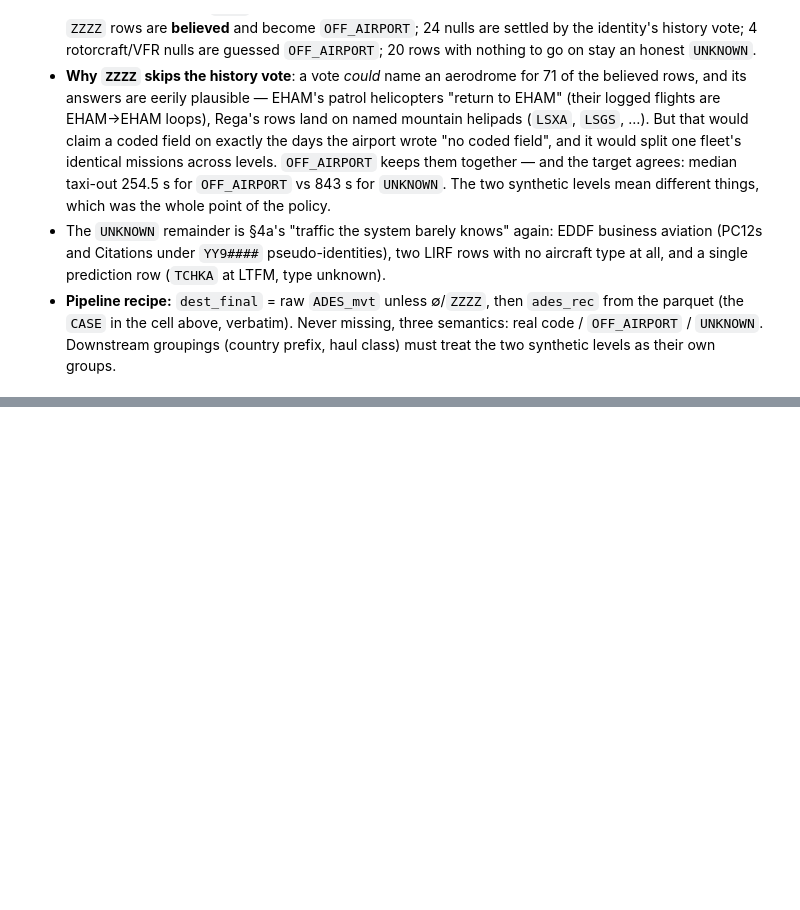
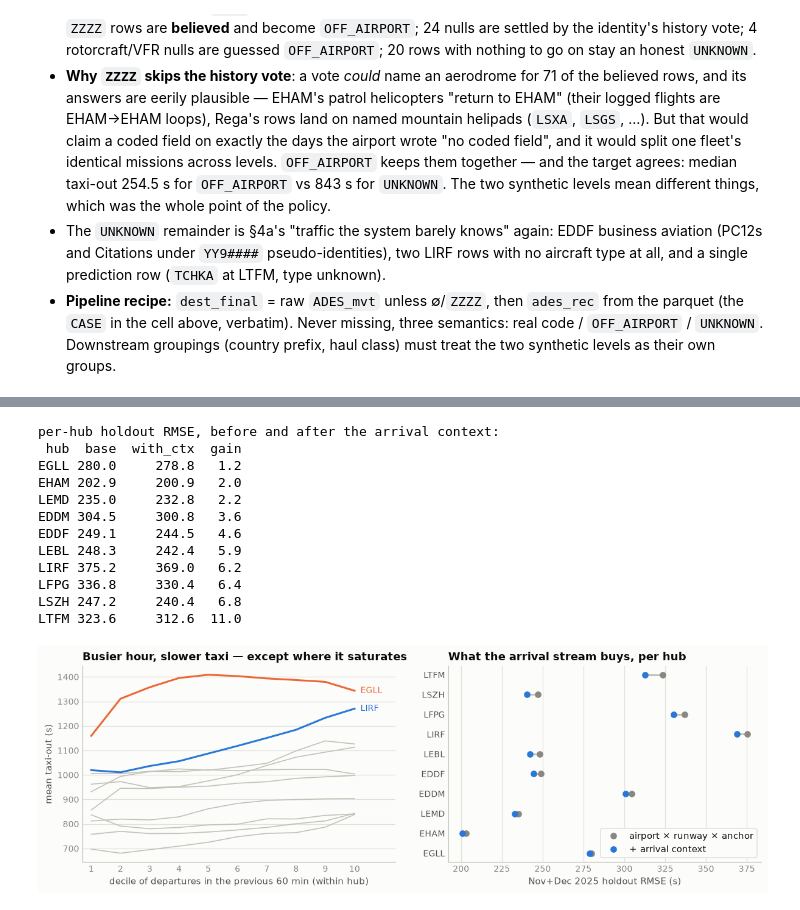
Before and after one commit to Goxmen/prc2026-unique-rose, a Jupyter notebook: eda/feature_sweep.ipynb, the cells around one changed output, grey strips where cells are left out. Cells and saved outputs as stored; diff of their text form; code cells hidden in the pictures; blank space fills up the shorter version.

```diff
--- a/eda/feature_sweep.ipynb
+++ b/eda/feature_sweep.ipynb
@@ -2260,0 +2499,61 @@ OFF_AIRPORT       82      14     254.5
+# %%
+curve = con.sql("""
+    WITH d AS (SELECT hub, taxi_out::DOUBLE y, n_dep_60 FROM dep_ctx
+               WHERE ds = 'training' AND ph = 'DEP' AND taxi_out BETWEEN 1 AND 3600),
+         b AS (SELECT *, ntile(10) OVER (PARTITION BY hub ORDER BY n_dep_60) q FROM d)
+    SELECT hub, q, avg(y) mean_taxi FROM b GROUP BY 1, 2 ORDER BY 1, 2""").df()
+gain = con.sql(f"""
+    SELECT hub, sqrt(avg((v.y - coalesce(CASE WHEN rung2.c >= {MIN_N} THEN rung2.m END,
+                                         CASE WHEN rung1.c >= {MIN_N} THEN rung1.m END,
+                                         rung0.m))^2)) base,
+                sqrt(avg((v.y - coalesce(CASE WHEN rung3.c >= {MIN_N} THEN rung3.m END,
+                                         CASE WHEN rung2.c >= {MIN_N} THEN rung2.m END,
+                                         CASE WHEN rung1.c >= {MIN_N} THEN rung1.m END,
+                                         rung0.m))^2)) with_ctx
+    FROM lad_b v LEFT JOIN rung3 USING (hub, rwy, q_anc, q_dep, q_tin)
+    LEFT JOIN rung2 USING (hub, rwy, q_anc) LEFT JOIN rung1 USING (hub, rwy)
+    LEFT JOIN rung0 USING (hub)
+    WHERE v.is_val GROUP BY 1 ORDER BY base - with_ctx""").df()
+print("per-hub holdout RMSE, before and after the arrival context:")
+print(gain.assign(gain=(gain.base - gain.with_ctx)).round(1).to_string(index=False))
+
+fig, (a1, a2) = plt.subplots(1, 2, figsize=(11, 3.8))
+for hub, g in curve.groupby("hub"):
+    hi = hub in ("LIRF", "EGLL")
+    a1.plot(g.q, g.mean_taxi, color={"LIRF": BLUE, "EGLL": ORANGE}.get(hub, BASELINE),
+            lw=2.0 if hi else 1.1, zorder=3 if hi else 1)
+    if hi:
+        a1.text(10.2, g.mean_taxi.iloc[-1], hub, fontsize=9, va="center",
+                color={"LIRF": BLUE, "EGLL": ORANGE}[hub])
+a1.set_xticks(range(1, 11))
+a1.set_xlim(0.7, 11.4)
+a1.set_title("Busier hour, slower taxi — except where it saturates")
+a1.set_xlabel("decile of departures in the previous 60 min (within hub)")
+a1.set_ylabel("mean taxi-out (s)")
+style(a1)
+
+y = np.arange(len(gain))
+a2.hlines(y, gain.with_ctx, gain.base, color=BASELINE, lw=2)
+a2.plot(gain.base, y, "o", color=MUTED, ms=6, label="airport × runway × anchor")
+a2.plot(gain.with_ctx, y, "o", color=BLUE, ms=6, label="+ arrival context")
+a2.set_yticks(y, gain.hub, color=INK2)
+a2.set_title("What the arrival stream buys, per hub")
+a2.set_xlabel("Nov+Dec 2025 holdout RMSE (s)")
+a2.legend(loc="lower right", frameon=True, facecolor=SURFACE, edgecolor=GRID, framealpha=1)
+style(a2, x_grid=True, y_grid=False)
+fig.tight_layout(w_pad=2.5)
+plt.show()
+# %% [output]
+per-hub holdout RMSE, before and after the arrival context:
+ hub  base  with_ctx  gain
+EGLL 280.0     278.8   1.2
+EHAM 202.9     200.9   2.0
+LEMD 235.0     232.8   2.2
+EDDM 304.5     300.8   3.6
+EDDF 249.1     244.5   4.6
+LEBL 248.3     242.4   5.9
+LIRF 375.2     369.0   6.2
+LFPG 336.8     330.4   6.4
+LSZH 247.2     240.4   6.8
+LTFM 323.6     312.6  11.0
+[figure, added]
```
Also changed, not shown: parts of 11 cells of this notebook, 1 other file.
